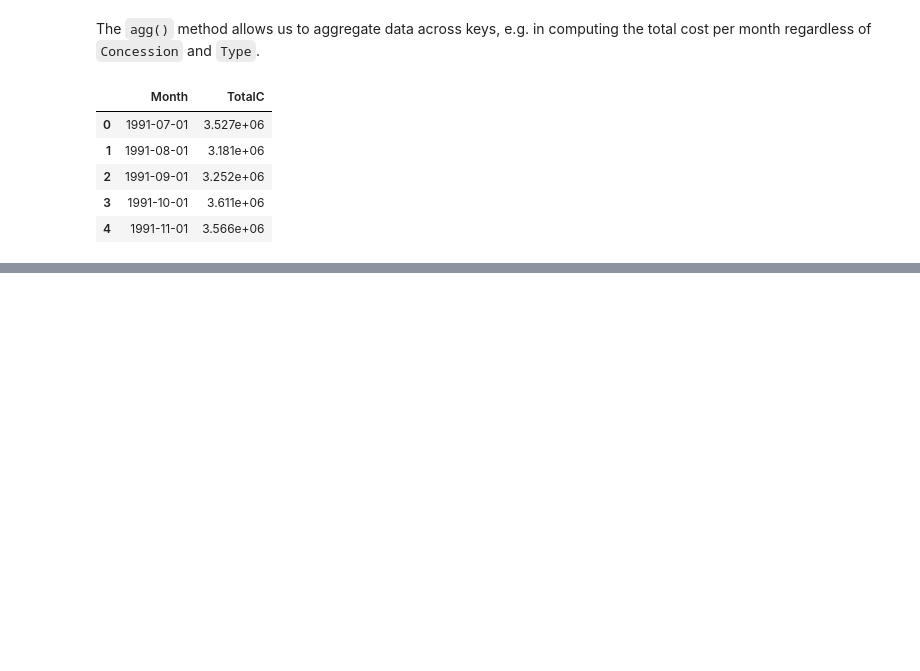
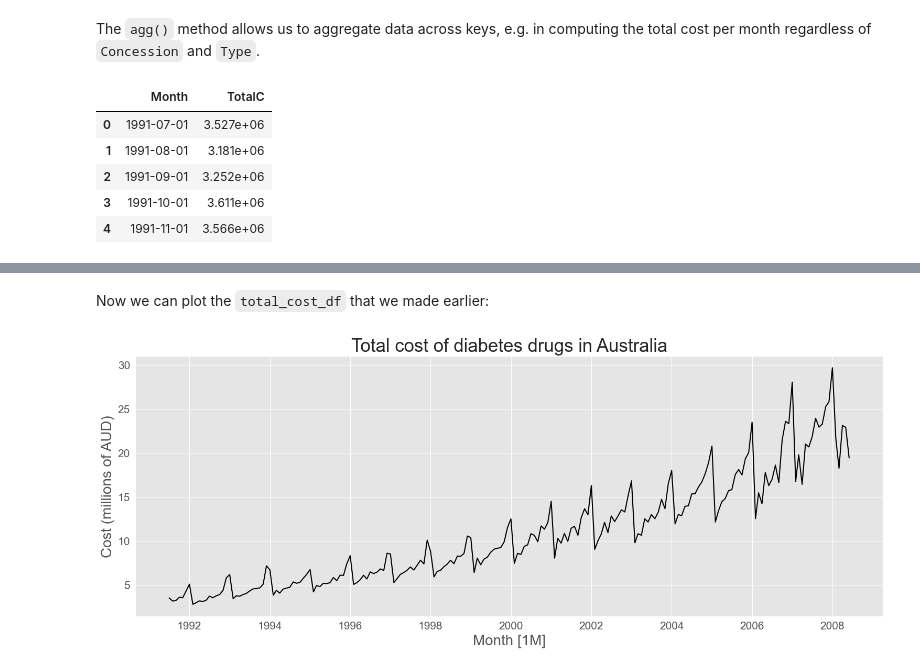
Before and after one commit to darmendariz/fpp, a Jupyter notebook: 02_time_series_graphics.ipynb, the cells around one changed output, grey strips where cells are left out. Saved outputs shown, nothing was run; the diff lists cells and outputs as text; code cells hidden in the pictures; blank space fills up the shorter version.

```diff
--- a/02_time_series_graphics.ipynb
+++ b/02_time_series_graphics.ipynb
@@ -151,0 +158,5 @@ total_cost_df.head()
+# %%
+total_cost_df = total_cost_df.assign(
+    Cost = round(total_cost_df['TotalC'] / 1e6, 2)
+)
+total_cost_df.head()
@@ -151,0 +245,15 @@ total_cost_df.head()
+# %% [markdown]
+Now we can plot the `total_cost_df` that we made earlier:
+# %%
+total_cost_df['unique_id'] = 'total_cost'       # Create a unique id column for the plot_series method
+plot_series(
+    df = total_cost_df,
+    id_col = 'unique_id',
+    time_col = 'Month',
+    target_col = 'Cost',
+    ylabel = 'Cost (millions of AUD)',
+    xlabel = 'Month [1M]',
+    title = 'Total cost of diabetes drugs in Australia'
+)
+# %% [output]
+[figure, added]
```
Also changed, not shown: parts of 21 cells of this notebook.
